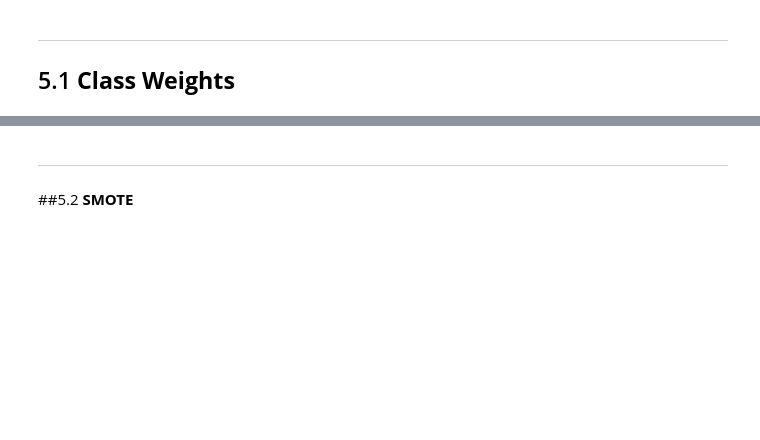
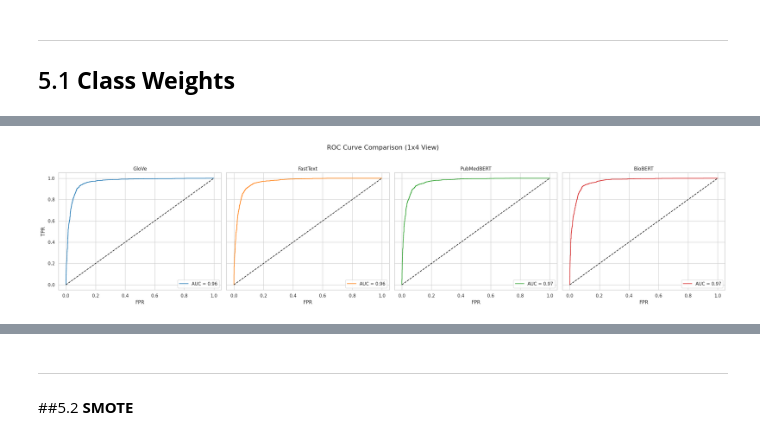
Before and after one commit to etoMvom/masterThesis, a Jupyter notebook: code/binary-class/notebooks/Binary_Class_Bi_GRU_Bahdanau_Attention_Glove300d_PubMedBert.ipynb, the cells around one changed output, grey strips where cells are left out. Cells and saved outputs as stored; diff of their text form; code cells hidden in the pictures; blank space fills up the shorter version.

```diff
--- a/code/binary-class/notebooks/Binary_Class_Bi_GRU_Bahdanau_Attention_Glove300d_PubMedBert.ipynb
+++ b/code/binary-class/notebooks/Binary_Class_Bi_GRU_Bahdanau_Attention_Glove300d_PubMedBert.ipynb
@@ -3923,52 +4044,44 @@ fpr_bioBert, tpr_bioBert, _ = roc_curve(y_true_bioBert, all_pred_bioBert)
 roc_auc_bioBert = auc(fpr_bioBert, tpr_bioBert)
 # %%
-sns.set(style="whitegrid")
-fig, axes = plt.subplots(1, 4, figsize=(20, 5))  # 1 row, 4 columns
+fig, axs = plt.subplots(1, 4, figsize=(24, 6), sharey=True)  # share y-axis
 
-# GloVe
-axes[0].plot(fpr_glove, tpr_glove, lw=2, label=f'AUC = {roc_auc_glove:.2f}')
-axes[0].plot([0, 1], [0, 1], 'k--', lw=2)
-axes[0].set_xlim([0.0, 1.0])
-axes[0].set_ylim([0.0, 1.05])
-axes[0].set_xlabel('False Positive Rate')
-axes[0].set_ylabel('True Positive Rate')
-axes[0].set_title('ROC Curve - Glove Model')
-axes[0].legend(loc='lower right')
-axes[0].grid(True)
+# Plot GloVe
+axs[0].plot(fpr_glove, tpr_glove, label=f'AUC = {roc_auc_glove:.2f}', color='tab:blue')
+axs[0].plot([0, 1], [0, 1], 'k--')
+axs[0].set_title('GloVe')
+axs[0].set_xlabel('FPR')
+axs[0].set_ylabel('TPR')
+axs[0].legend(loc='lower right')
+axs[0].grid(True)
 
-# FastText
-axes[1].plot(fpr_fastText, tpr_fastText, lw=2, label=f'AUC = {roc_auc_fastText:.2f}')
-axes[1].plot([0, 1], [0, 1], 'k--', lw=2)
-axes[1].set_xlim([0.0, 1.0])
-axes[1].set_ylim([0.0, 1.05])
-axes[1].set_xlabel('False Positive Rate')
-axes[1].set_ylabel('True Positive Rate')
-axes[1].set_title('ROC Curve - FastText Model')
-axes[1].legend(loc='lower right')
-axes[1].grid(True)
+# Plot FastText
+axs[1].plot(fpr_fasttext, tpr_fasttext, label=f'AUC = {roc_auc_fasttext:.2f}', color='tab:orange')
+axs[1].plot([0, 1], [0, 1], 'k--')
+axs[1].set_title('FastText')
+axs[1].set_xlabel('FPR')
+axs[1].legend(loc='lower right')
+axs[1].grid(True)
 
-# PubMedBERT
-axes[2].plot(fpr_pubMedBert, tpr_pubMedBert, lw=2, label=f'AUC = {roc_auc_pubMedBert:.2f}')
-axes[2].plot([0, 1], [0, 1], 'k--', lw=2)
-axes[2].set_xlim([0.0, 1.0])
-axes[2].set_ylim([0.0, 1.05])
-axes[2].set_xlabel('False Positive Rate')
-axes[2].set_ylabel('True Positive Rate')
-axes[2].set_title('ROC Curve - PubMedBERT Model')
-axes[2].legend(loc='lower right')
-axes[2].grid(True)
+# Plot PubMedBERT
+axs[2].plot(fpr_pubMedBert, tpr_pubMedBert, label=f'AUC = {roc_auc_pubMedBert:.2f}', color='tab:green')
+axs[2].plot([0, 1], [0, 1], 'k--')
+axs[2].set_title('PubMedBERT')
+axs[2].set_xlabel('FPR')
+axs[2].legend(loc='lower right')
+axs[2].grid(True)
 
-# BioBERT
-axes[3].plot(fpr_bioBert, tpr_bioBert, lw=2, label=f'AUC = {roc_auc_bioBert:.2f}')
-axes[3].plot([0, 1], [0, 1], 'k--', lw=2)
-axes[3].set_xlim([0.0, 1.0])
-axes[3].set_ylim([0.0, 1.05])
-axes[3].set_xlabel('False Positive Rate')
-axes[3].set_ylabel('True Positive Rate')
-axes[3].set_title('ROC Curve - BioBERT Model')
-axes[3].legend(loc='lower right')
-axes[3].grid(True)
+# Plot BioBERT
+axs[3].plot(fpr_bioBert, tpr_bioBert, label=f'AUC = {roc_auc_bioBert:.2f}', color='tab:red')
+axs[3].plot([0, 1], [0, 1], 'k--')
+axs[3].set_title('BioBERT')
+axs[3].set_xlabel('FPR')
+axs[3].legend(loc='lower right')
+axs[3].grid(True)
 
-plt.tight_layout()
+# Overall layout
+fig.suptitle('ROC Curve Comparison (1x4 View)', fontsize=16)
+plt.tight_layout(rect=[0, 0.03, 1, 0.95])  # space for suptitle
 plt.show()
+# %% [output]
+[figure, added]
 # %%
```
Also changed, not shown: parts of 26 cells of this notebook.
